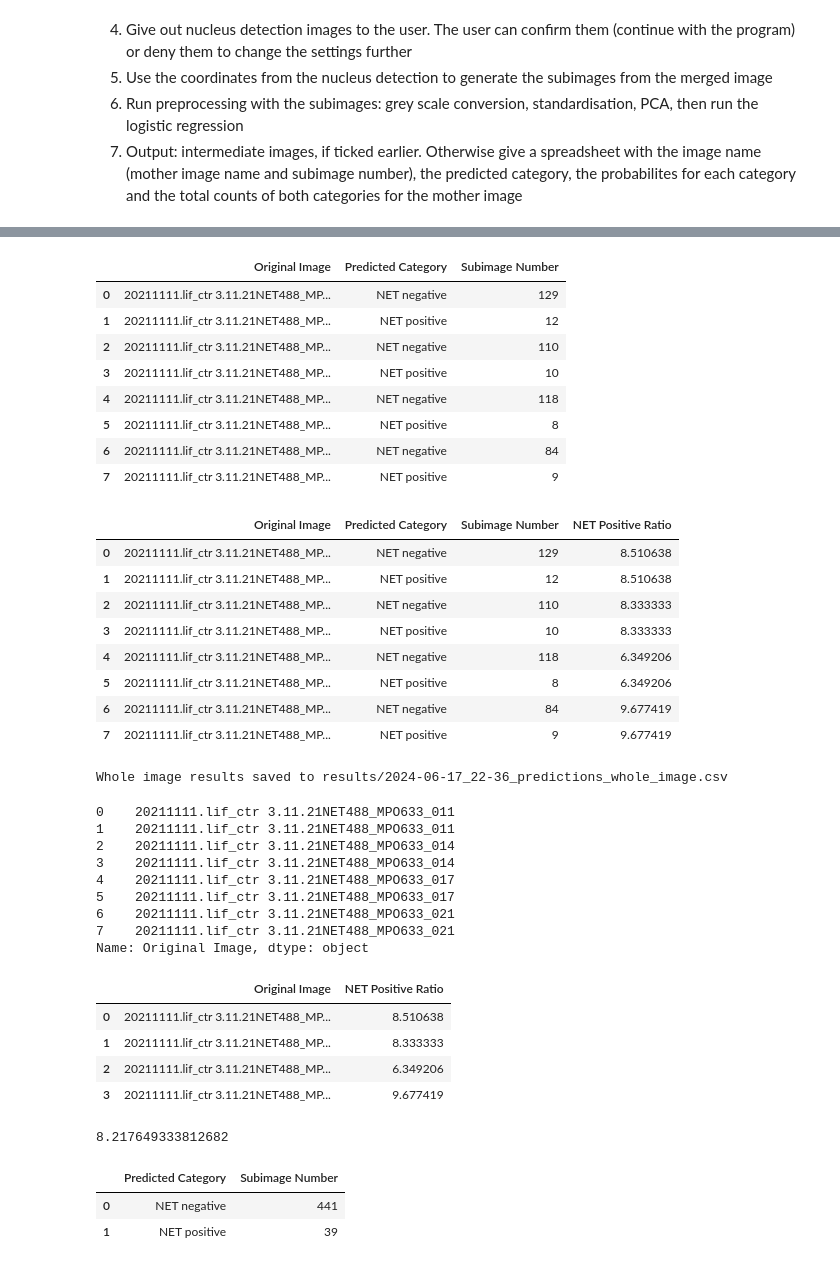
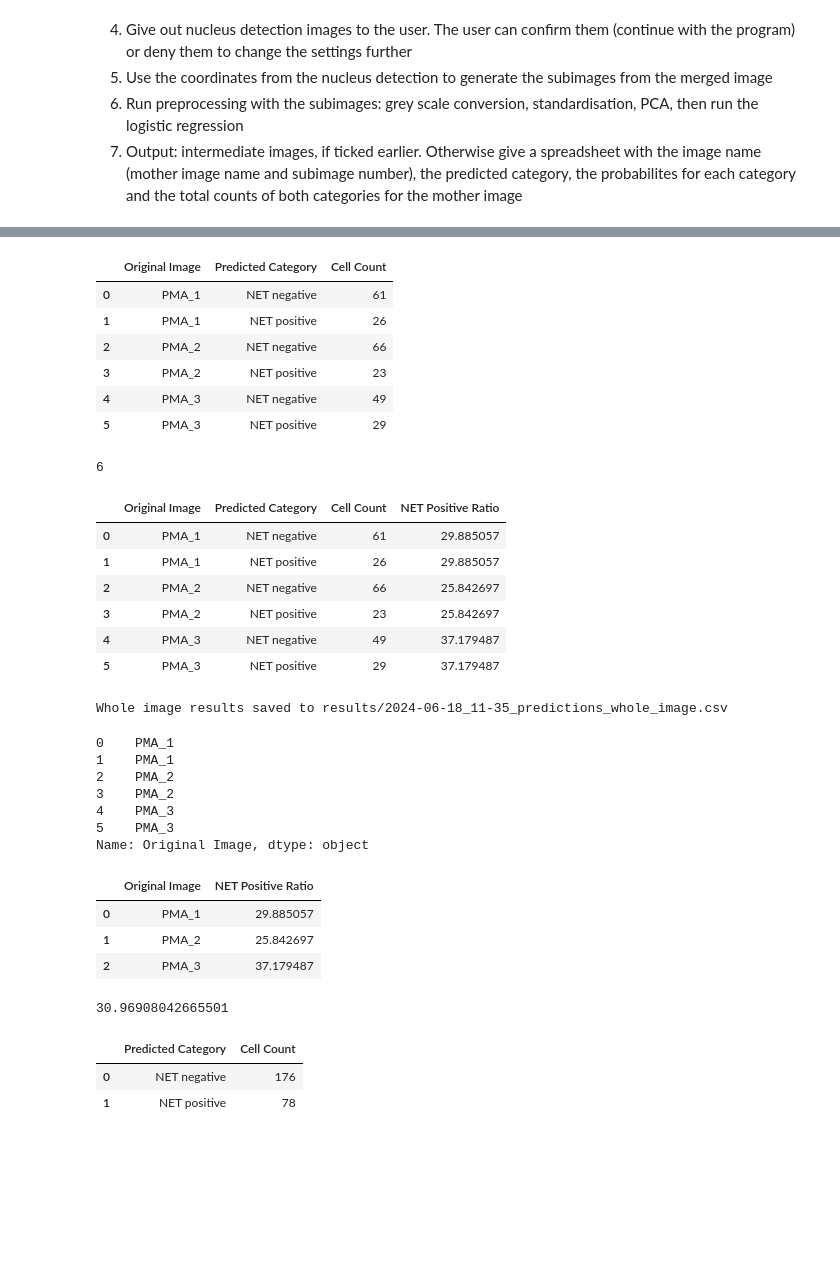
Before and after one commit to Bodegraven1991/Automated-recognition-of-NETs, a Jupyter notebook: subimaging/application.ipynb, the cells around one changed output, grey strips where cells are left out. Saved outputs shown, nothing was run; the diff lists cells and outputs as text; code cells hidden in the pictures; blank space fills up the shorter version.

```diff
--- a/subimaging/application.ipynb
+++ b/subimaging/application.ipynb
@@ -30,7 +30,7 @@ from PIL import Image
 # %%
 # user input
 
-image_path = '../data/test_images_for_app'
+image_path = '../data/untouched_images/pma'
 
 subimages_output_folder = "../data/subimages"
 
@@ -343,24 +339,30 @@ results_df
 # %%
 image_summary = results_df[['Original Image', 'Predicted Category', 'Subimage Number']].groupby(['Original Image','Predicted Category']).count().reset_index()
+# %%
+image_summary.rename(columns={'Subimage Number': 'Cell Count'}, inplace=True)
 # %%
 image_summary['Predicted Category'] = image_summary['Predicted Category'].replace({0: 'NET negative', 1: 'NET positive'})
 # %%
 image_summary
 # %% [output]
-|  | Original Image | Predicted Category | Subimage Number |
-| 0 | 20211111.lif_ctr 3.11.21NET488_MP... | NET negative | 129 |
-| 1 | 20211111.lif_ctr 3.11.21NET488_MP... | NET positive | 12 |
-| 2 | 20211111.lif_ctr 3.11.21NET488_MP... | NET negative | 110 |
-| 3 | 20211111.lif_ctr 3.11.21NET488_MP... | NET positive | 10 |
-| 4 | 20211111.lif_ctr 3.11.21NET488_MP... | NET negative | 118 |
-| 5 | 20211111.lif_ctr 3.11.21NET488_MP... | NET positive | 8 |
-| 6 | 20211111.lif_ctr 3.11.21NET488_MP... | NET negative | 84 |
-| 7 | 20211111.lif_ctr 3.11.21NET488_MP... | NET positive | 9 |
+|  | Original Image | Predicted Category | Cell Count |
+| 0 | PMA_1 | NET negative | 61 |
+| 1 | PMA_1 | NET positive | 26 |
+| 2 | PMA_2 | NET negative | 66 |
+| 3 | PMA_2 | NET positive | 23 |
+| 4 | PMA_3 | NET negative | 49 |
+| 5 | PMA_3 | NET positive | 29 |
+# %%
+image_summary.shape[0]
+# %% [output]
+6
 # %%
 percents = []
+iteration_stop = image_summary.shape[0] - 1
+
 for i, h in image_summary.iterrows():
-    if i < 7 and i % 2 == 0:
-        ratio = image_summary['Subimage Number'][i+1] / (image_summary['Subimage Number'][i] + image_summary['Subimage Number'][i+1]) * 100
+    if i < iteration_stop and i % 2 == 0:
+        ratio = image_summary['Cell Count'][i+1] / (image_summary['Cell Count'][i] + image_summary['Cell Count'][i+1]) * 100
         percents.append(ratio)
         percents.append(ratio)
 # %%
@@ -368,53 +370,48 @@ image_summary['NET Positive Ratio'] = percents
 # %%
 image_summary
 # %% [output]
-|  | Original Image | Predicted Category | Subimage Number | NET Positive Ratio |
-| 0 | 20211111.lif_ctr 3.11.21NET488_MP... | NET negative | 129 | 8.510638 |
-| 1 | 20211111.lif_ctr 3.11.21NET488_MP... | NET positive | 12 | 8.510638 |
-| 2 | 20211111.lif_ctr 3.11.21NET488_MP... | NET negative | 110 | 8.333333 |
-| 3 | 20211111.lif_ctr 3.11.21NET488_MP... | NET positive | 10 | 8.333333 |
-| 4 | 20211111.lif_ctr 3.11.21NET488_MP... | NET negative | 118 | 6.349206 |
-| 5 | 20211111.lif_ctr 3.11.21NET488_MP... | NET positive | 8 | 6.349206 |
-| 6 | 20211111.lif_ctr 3.11.21NET488_MP... | NET negative | 84 | 9.677419 |
-| 7 | 20211111.lif_ctr 3.11.21NET488_MP... | NET positive | 9 | 9.677419 |
+|  | Original Image | Predicted Category | Cell Count | NET Positive Ratio |
+| 0 | PMA_1 | NET negative | 61 | 29.885057 |
+| 1 | PMA_1 | NET positive | 26 | 29.885057 |
+| 2 | PMA_2 | NET negative | 66 | 25.842697 |
+| 3 | PMA_2 | NET positive | 23 | 25.842697 |
+| 4 | PMA_3 | NET negative | 49 | 37.179487 |
+| 5 | PMA_3 | NET positive | 29 | 37.179487 |
 # %%
 output_csv_path2 = f'results/{timestamp}_predictions_whole_image.csv'
 # Convert results to DataFrame and save to CSV
 image_summary.to_csv(output_csv_path2, index=False)
 print(f"Whole image results saved to {output_csv_path2}")
 # %% [output]
-Whole image results saved to results/2024-06-17_22-36_predictions_whole_image.csv
+Whole image results saved to results/2024-06-18_11-35_predictions_whole_image.csv
 # %%
 image_summary['Original Image']
 # %% [output]
-0    20211111.lif_ctr 3.11.21NET488_MPO633_011
-1    20211111.lif_ctr 3.11.21NET488_MPO633_011
-2    20211111.lif_ctr 3.11.21NET488_MPO633_014
-3    20211111.lif_ctr 3.11.21NET488_MPO633_014
-4    20211111.lif_ctr 3.11.21NET488_MPO633_017
-5    20211111.lif_ctr 3.11.21NET488_MPO633_017
-6    20211111.lif_ctr 3.11.21NET488_MPO633_021
-7    20211111.lif_ctr 3.11.21NET488_MPO633_021
+0    PMA_1
+1    PMA_1
+2    PMA_2
+3    PMA_2
+4    PMA_3
+5    PMA_3
 Name: Original Image, dtype: object
 # %%
 df_mean_percent = image_summary[['NET Positive Ratio', 'Original Image']].groupby('Original Image').mean().reset_index()
 df_mean_percent
 # %% [output]
 |  | Original Image | NET Positive Ratio |
-| 0 | 20211111.lif_ctr 3.11.21NET488_MP... | 8.510638 |
-| 1 | 20211111.lif_ctr 3.11.21NET488_MP... | 8.333333 |
-| 2 | 20211111.lif_ctr 3.11.21NET488_MP... | 6.349206 |
-| 3 | 20211111.lif_ctr 3.11.21NET488_MP... | 9.677419 |
+| 0 | PMA_1 | 29.885057 |
+| 1 | PMA_2 | 25.842697 |
+| 2 | PMA_3 | 37.179487 |
 # %%
 mean_percent = df_mean_percent['NET Positive Ratio'].mean()
 mean_percent
 # %% [output]
-8.217649333812682
+30.96908042665501
 # %%
-df_total_sum = image_summary[['Predicted Category', 'Subimage Number']].groupby('Predicted Category').sum().reset_index()
+df_total_sum = image_summary[['Predicted Category', 'Cell Count']].groupby('Predicted Category').sum().reset_index()
 df_total_sum
 # %% [output]
-|  | Predicted Category | Subimage Number |
-| 0 | NET negative | 441 |
-| 1 | NET positive | 39 |
+|  | Predicted Category | Cell Count |
+| 0 | NET negative | 176 |
+| 1 | NET positive | 78 |
 # %%
```
Also changed, not shown: parts of 7 cells of this notebook, 9 other files.
